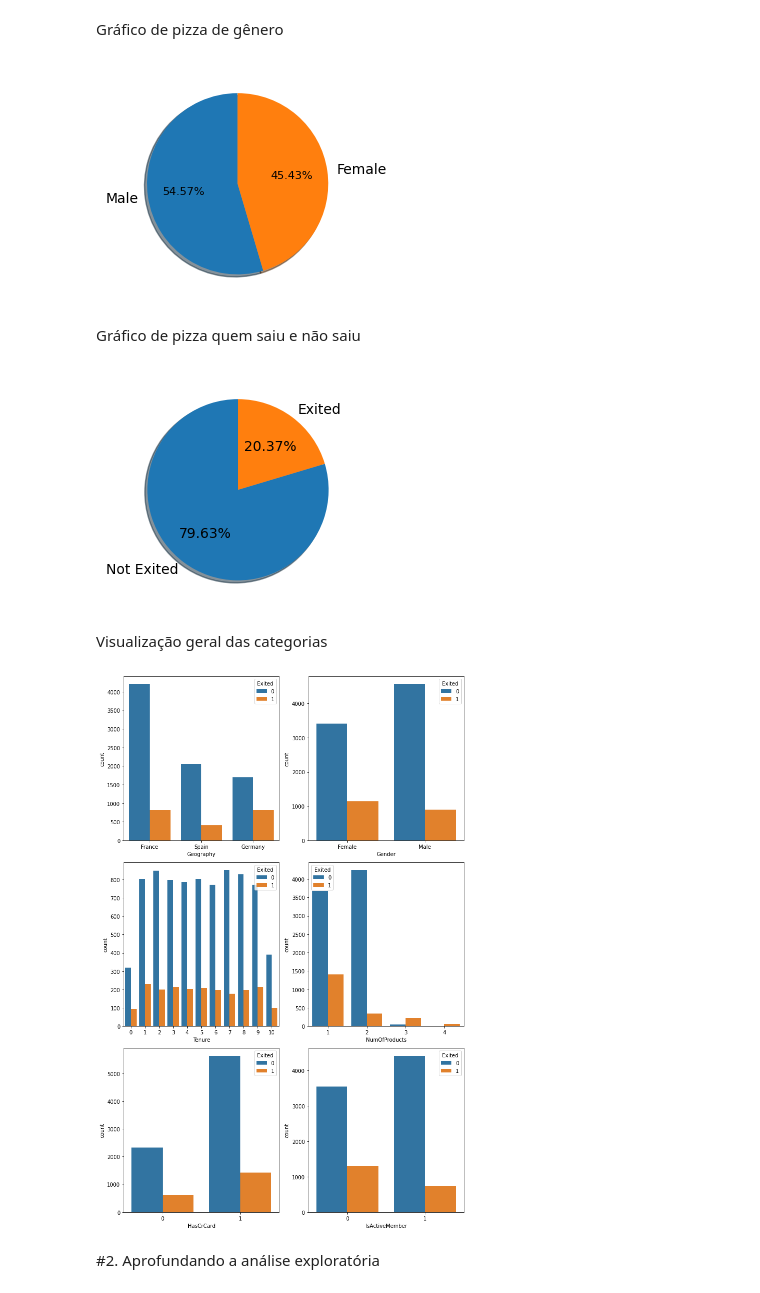
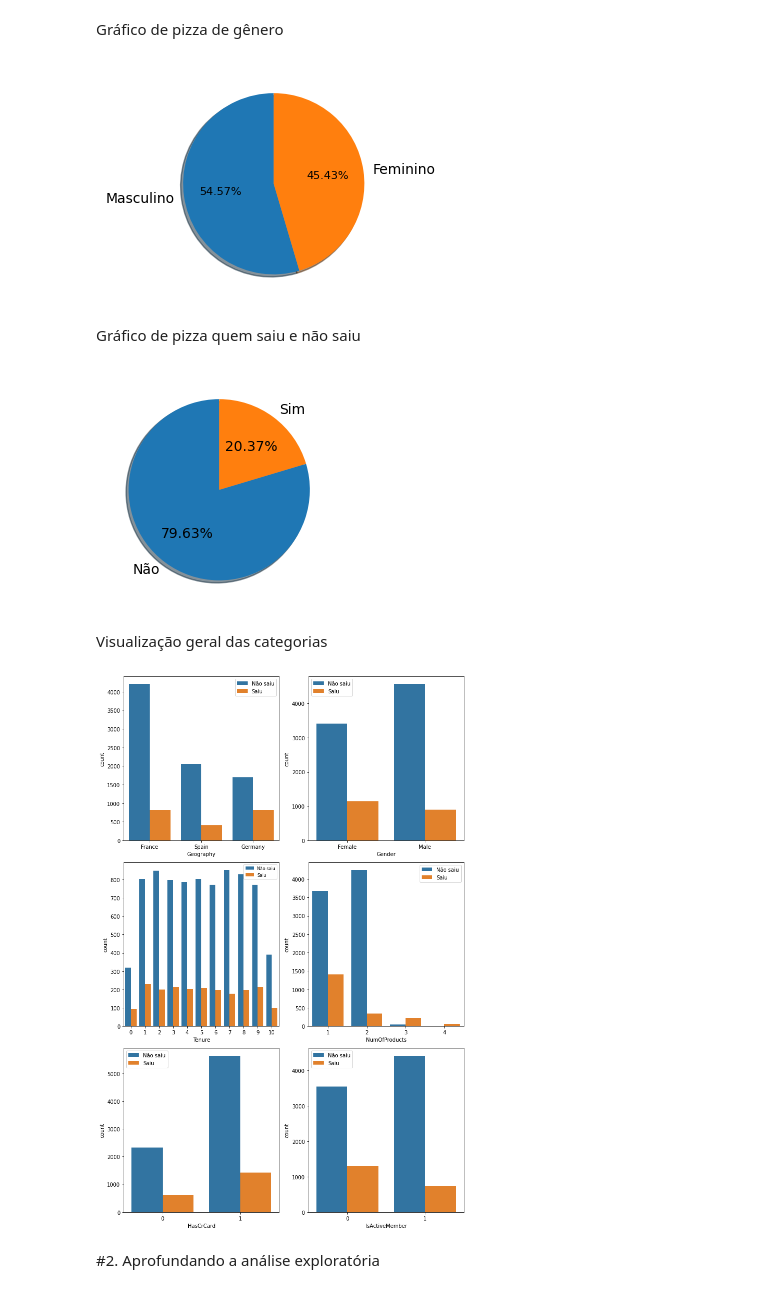
Before and after one commit to guilhermevicente11/analise-dados-churn, a Jupyter notebook: códigos_do_relatório.ipynb, the cells around one changed output. Saved outputs shown, nothing was run; the diff lists cells and outputs as text; code cells hidden in the pictures.

```diff
--- a/códigos_do_relatório.ipynb
+++ b/códigos_do_relatório.ipynb
@@ -51,25 +53,25 @@ plt.show()
 Gráfico de pizza de gênero
 # %%
 values = df.Gender.value_counts()
-labels = ['Male','Female']
+labels = ['Masculino','Feminino']
 
 fig, ax = plt.subplots(figsize = (4, 3), dpi = 100)
 explode = (0, 0.09)
 
 patches, texts, autotexts = ax.pie(values, labels = labels, autopct = '%1.2f%%', shadow = True,
                                    startangle = 90)
 
 plt.setp(texts, color = 'black')
 plt.setp(autotexts, size = 8, color = 'black')
 autotexts[1].set_color('black')
 plt.show()
 # %% [output]
-[figure, old version]
+[figure, new version]
 # %% [markdown]
 Gráfico de pizza quem saiu e não saiu
 # %%
 values = df.Exited.value_counts()
-labels = ['Not Exited', 'Exited']
+labels = ['Não', 'Sim']
 
 fig, ax = plt.subplots(figsize = (4, 3), dpi = 100)
 
@@ -79,23 +81,26 @@ patches, texts, autotexts = ax.pie(values, labels = labels, autopct = '%1.2f%%',
 
 plt.show()
 # %% [output]
-[figure, old version]
+[figure, new version]
 # %% [markdown]
 Visualização geral das categorias
 # %%
 fig, ax = plt.subplots(3, 2, figsize = (10, 15))
 
-sns.countplot(x = 'Geography', hue = 'Exited', data = df, ax = ax[0][0])
-sns.countplot(x = 'Gender', hue = 'Exited', data = df, ax = ax[0][1])
-sns.countplot(x = 'Tenure', hue = 'Exited', data = df, ax = ax[1][0])
-sns.countplot(x = 'NumOfProducts', hue = 'Exited', data = df, ax = ax[1][1])
-sns.countplot(x = 'HasCrCard', hue = 'Exited', data = df, ax = ax[2][0])
-sns.countplot(x = 'IsActiveMember', hue = 'Exited', data = df, ax = ax[2][1])
+sns.countplot(x = 'Geography', hue = 'Exited', data = df, ax = ax[0][0]).legend(['Não saiu', 'Saiu'],fontsize=10)
+sns.countplot(x = 'Gender', hue = 'Exited', data = df, ax = ax[0][1]).legend(['Não saiu', 'Saiu'],fontsize=10)
+sns.countplot(x = 'Tenure', hue = 'Exited', data = df, ax = ax[1][0]).legend(['Não saiu', 'Saiu'],fontsize=8)
+sns.countplot(x = 'NumOfProducts', hue = 'Exited', data = df, ax = ax[1][1]).legend(['Não saiu', 'Saiu'],fontsize=10)
+sns.countplot(x = 'HasCrCard', hue = 'Exited', data = df, ax = ax[2][0]).legend(['Não saiu', 'Saiu'],fontsize=10)
+sns.countplot(x = 'IsActiveMember', hue = 'Exited', data = df, ax = ax[2][1]).legend(['Não saiu', 'Saiu'],fontsize=10)
+
+
+
 
 plt.tight_layout()
 plt.show()
 # %% [output]
-[figure, old version]
+[figure, new version]
 # %% [markdown]
 #2. Aprofundando a análise exploratória
 # %% [markdown]
```
Also changed, not shown: parts of 21 cells of this notebook.
